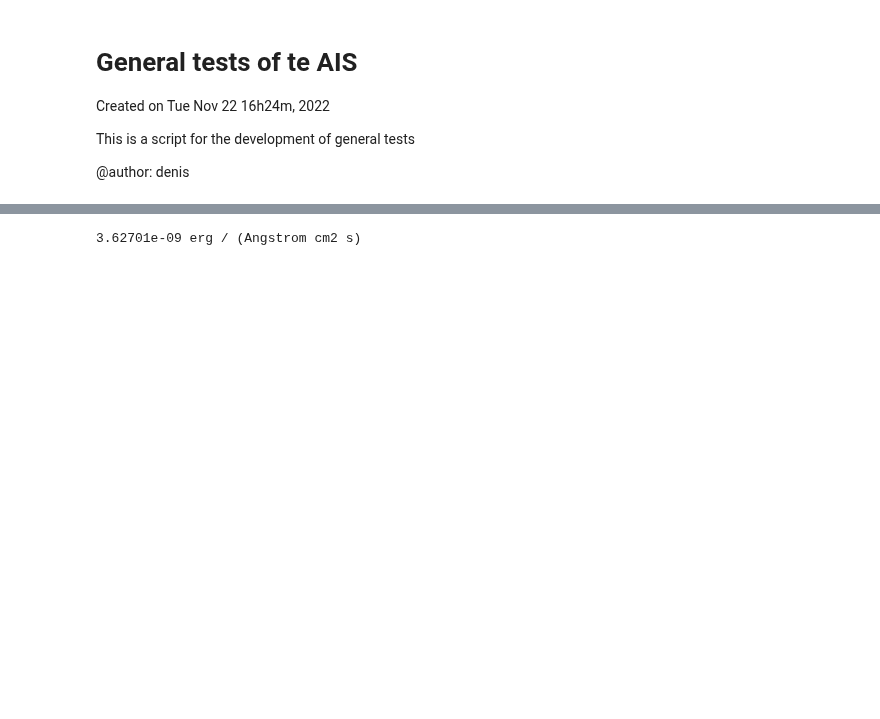
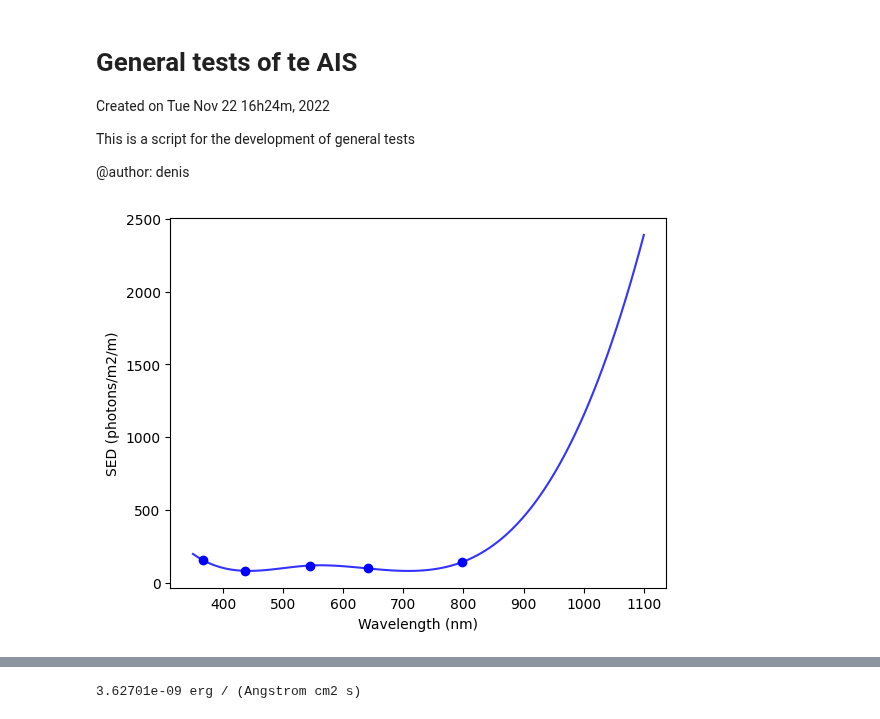
Before and after one commit to DBernardes/AIS, a Jupyter notebook: general_tests.ipynb, the cells around one changed output, grey strips where cells are left out. Cells and saved outputs as stored; diff of their text form; code cells hidden in the pictures; blank space fills up the shorter version.

```diff
--- a/general_tests.ipynb
+++ b/general_tests.ipynb
@@ -9,16 +9,21 @@ This is a script for the development of general tests
 # %%
 # Test sky SED
 from AIS.Spectral_Energy_Distribution import Sky
 import matplotlib.pyplot as plt
 import numpy as np
+import pandas as pd
 
-wv = np.linspace(400, 900, 100)
+ss = pd.read_csv('AIS/Spectral_Energy_Distribution/moon_magnitude.csv')
+wv = np.linspace(350, 1100, 100)
 sky = Sky()
 sky_sed = sky.calculate_sed('new', wv)
 plt.plot(wv, sky_sed, 'b', alpha=0.8)
+plt.plot(ss['wavelength'], sky._calculate_photons_density(ss['new']), 'ob')
 plt.xlabel('Wavelength (nm)')
 plt.ylabel('SED (photons/m2/m)')
 plt.show()
+# %% [output]
+[figure, added]
 # %%
 # Test the sparc4 spectral response
 from AIS.Spectral_Response import Channel, Atmosphere, Telescope
```
Also changed, not shown: parts of 12 cells of this notebook, 25 other files.
